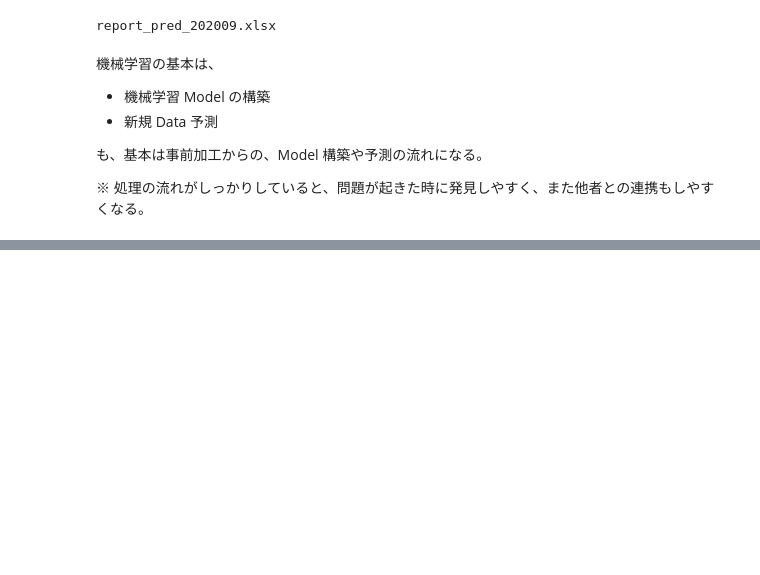
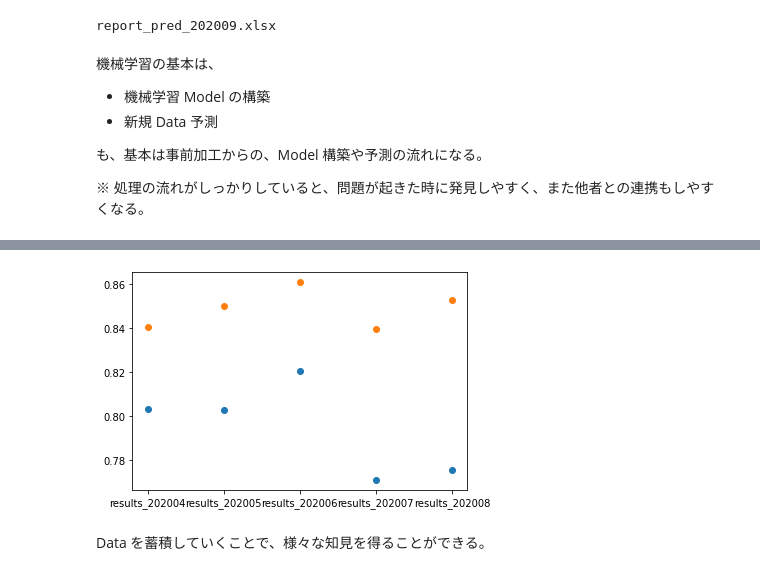
Before and after one commit to 1024xx4/machine_learning_system_100_knocks, a Jupyter notebook: section9/section9.ipynb, the cells around one changed output, grey strips where cells are left out. Drawn from its saved outputs; the diff is of its cells as text; code cells hidden in the pictures; blank space fills up the shorter version.

Commit message:
Visualize: 機械学習 Model の精度推移を可視化する#17

```diff
--- a/section9/section9.ipynb
+++ b/section9/section9.ipynb
@@ -463,0 +467,11 @@ report_pred_202009.xlsx
+# %%
+# Model 精度評価結果の結合
+ml_results_dirs = os.listdir(output_ml_result_dir)
+score_all = []
+for ml_results_dir in ml_results_dirs:
+    score_file_path = os.path.join(output_ml_result_dir, ml_results_dir, 'score.csv')
+    score_monthly = pd.read_csv(score_file_path)
+    score_monthly['dirs'] = ml_results_dir
+    score_all.append(score_monthly)
+score_all = pd.concat(score_all, ignore_index=True)
+score_all.head()
@@ -463,0 +485,16 @@ report_pred_202009.xlsx
+# %%
+# Model 精度評価結果の推移
+score_all_gb = score_all.loc[
+    (score_all['model_name'] == 'GradientBoosting')
+    & (score_all['DataCategory'] == 'test')
+    ]
+model_targets = score_all_gb['model_target'].unique()
+import matplotlib.pyplot as plt
+
+for model_target in model_targets:
+    view_data = score_all_gb.loc[score_all_gb['model_target'] == model_target]
+    plt.scatter(view_data['dirs'], view_data['acc'])
+# %% [output]
+[figure, added]
+# %% [markdown]
+Data を蓄積していくことで、様々な知見を得ることができる。
```
Also changed, not shown: parts of 4 cells of this notebook, 1 other file.
